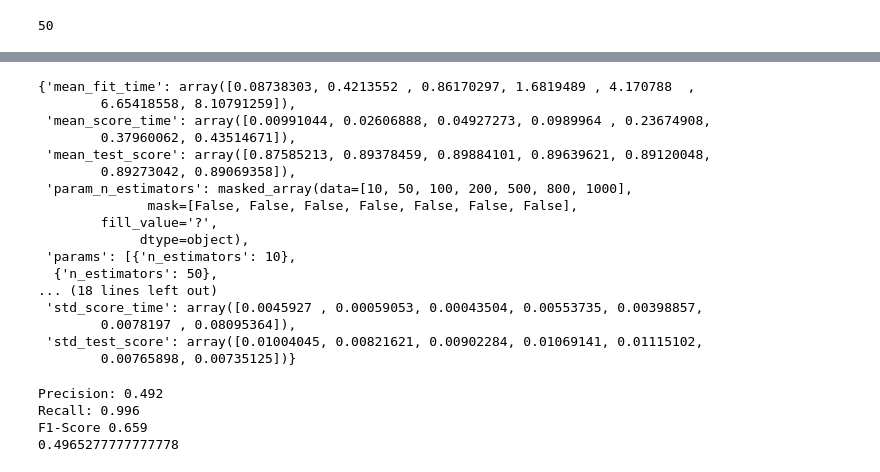
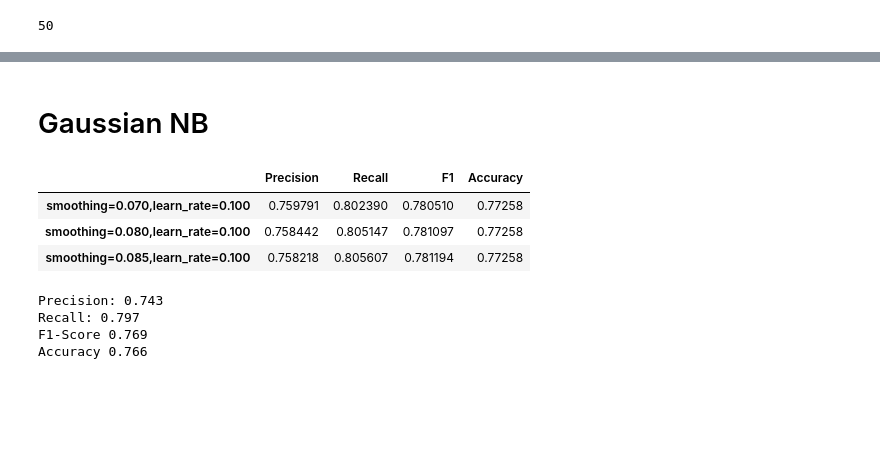
Before and after one commit to abdulaziz2208/CardiovascularRisk-Pred, a Jupyter notebook: CardiovascularPred.ipynb, the cells around one changed output, grey strips where cells are left out. Saved outputs shown, nothing was run; the diff lists cells and outputs as text; code cells hidden in the pictures; blank space fills up the shorter version.

Commit message:
AdaBoost refinements with SVC and NB

```diff
--- a/CardiovascularPred.ipynb
+++ b/CardiovascularPred.ipynb
@@ -890,20 +845,0 @@ sns.lineplot(data=df_scores,y='Scores',x='n_estimators',markers='True');
-# %%
-grid_result.cv_results_
-# %% [output]
-{'mean_fit_time': array([0.08738303, 0.4213552 , 0.86170297, 1.6819489 , 4.170788  ,
-        6.65418558, 8.10791259]),
- 'mean_score_time': array([0.00991044, 0.02606888, 0.04927273, 0.0989964 , 0.23674908,
-        0.37960062, 0.43514671]),
- 'mean_test_score': array([0.87585213, 0.89378459, 0.89884101, 0.89639621, 0.89120048,
-        0.89273042, 0.89069358]),
- 'param_n_estimators': masked_array(data=[10, 50, 100, 200, 500, 800, 1000],
-              mask=[False, False, False, False, False, False, False],
-        fill_value='?',
-             dtype=object),
- 'params': [{'n_estimators': 10},
-  {'n_estimators': 50},
-... (18 lines left out)
- 'std_score_time': array([0.0045927 , 0.00059053, 0.00043504, 0.00553735, 0.00398857,
-        0.0078197 , 0.08095364]),
- 'std_test_score': array([0.01004045, 0.00821621, 0.00902284, 0.01069141, 0.01115102,
-        0.00765898, 0.00735125])}
@@ -912,6 +846,49 @@ from sklearn.naive_bayes import GaussianNB
+# %% [markdown]
+# Gaussian NB
+# %%
+var_smoothing_vals=np.arange(0.01,0.1,0.005)
+learning_rate_vals=np.arange(0.05,0.9,0.05)
+
+prec_list=[]
+rec_list=[]
+f1_list=[]
+acc_list=[]
+itrs_list=[]
+for i in var_smoothing_vals:
+  for j in learning_rate_vals:
+    #print ("For var_smoothing={:.3f} and learning_rate={:.3f}".format(i,j))
+    itrs_list.append("smoothing={:.3f},learn_rate={:.3f}".format(i,j))
+    clf_adb_NB = AdaBoostClassifier(random_state=1,base_estimator=GaussianNB(var_smoothing=i),learning_rate=j)
+    clf_adb_NB.fit(X_train, y_train)
+    # #############
+    y_pred_adb_NB_train=clf_adb_NB.predict(X_train)
+    ## Metrics
+    precision = precision_score(y_train, y_pred_adb_NB_train)
+    recall = recall_score(y_train, y_pred_adb_NB_train)
+    prec_list.append(precision)
+    rec_list.append(recall)
+    #print("Precision: {:.3f}".format(precision))
+    #print("Recall: {:.3f}".format(recall))
+    f1=2*precision*recall/(recall+precision)
+    #print ("F1-Score {:.3f}".format(f1)
+    f1_list.append(f1)
+    accuracy =accuracy_score(y_train, y_pred_adb_NB_train)
+    acc_list.append(accuracy)
+    #print("Accuracy {:.3f}".format(accuracy))
+
+scores_comp_adb_nb=pd.DataFrame(zip(prec_list,rec_list,f1_list,acc_list),columns=['Precision','Recall','F1','Accuracy'],index=itrs_list)
+# %%
+f1_mx=max(scores_comp_adb_nb['F1'])
+acc_max=max(scores_comp_adb_nb['Accuracy'])
+scores_comp_adb_nb[(scores_comp_adb_nb['F1']==f1_mx) | (scores_comp_adb_nb['Accuracy']==acc_max)  ]
+# %% [output]
+|  | Precision | Recall | F1 | Accuracy |
+| smoothing=0.070,learn_rate=0.100 | 0.759791 | 0.802390 | 0.780510 | 0.77258 |
+| smoothing=0.080,learn_rate=0.100 | 0.758442 | 0.805147 | 0.781097 | 0.77258 |
+| smoothing=0.085,learn_rate=0.100 | 0.758218 | 0.805607 | 0.781194 | 0.77258 |
 # %%
 
-clf_adb_NB = AdaBoostClassifier(random_state=1,base_estimator=GaussianNB())
+clf_adb_NB = AdaBoostClassifier(random_state=1,base_estimator=GaussianNB(var_smoothing=0.085),learning_rate=0.1)
 clf_adb_NB.fit(X_train, y_train)
 
 # #############
@@ -923,10 +900,10 @@ print("Precision: {:.3f}".format(precision))
 print("Recall: {:.3f}".format(recall))
 print ("F1-Score {:.3f}".format(2*precision*recall/(recall+precision)))
 accuracy =accuracy_score(y_test, y_pred_adb_NB)
-print(accuracy)
+print("Accuracy {:.3f}".format(accuracy))
 # %% [output]
-Precision: 0.492
-Recall: 0.996
-F1-Score 0.659
-0.4965277777777778
+Precision: 0.743
+Recall: 0.797
+F1-Score 0.769
+Accuracy 0.766
 # %%
```
Also changed, not shown: parts of 40 cells of this notebook.
